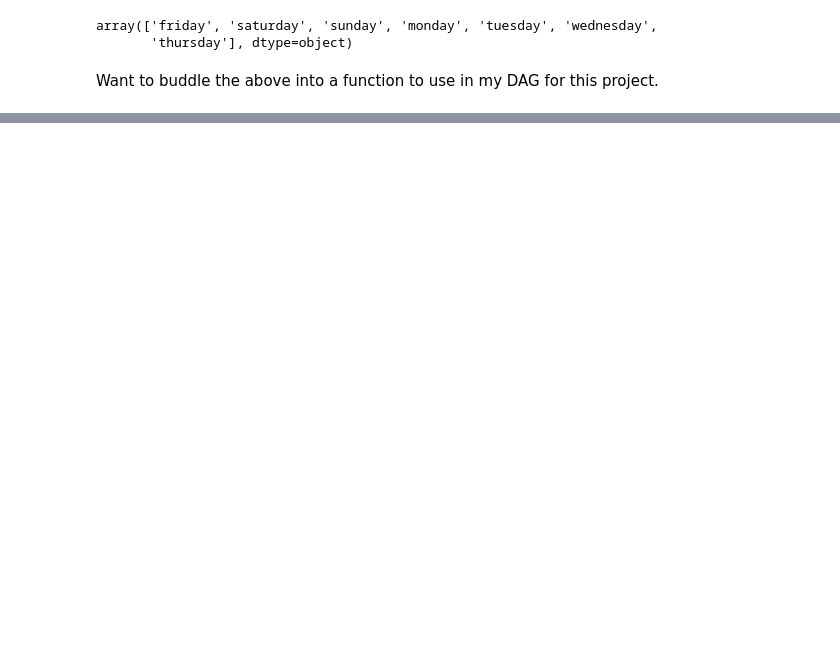
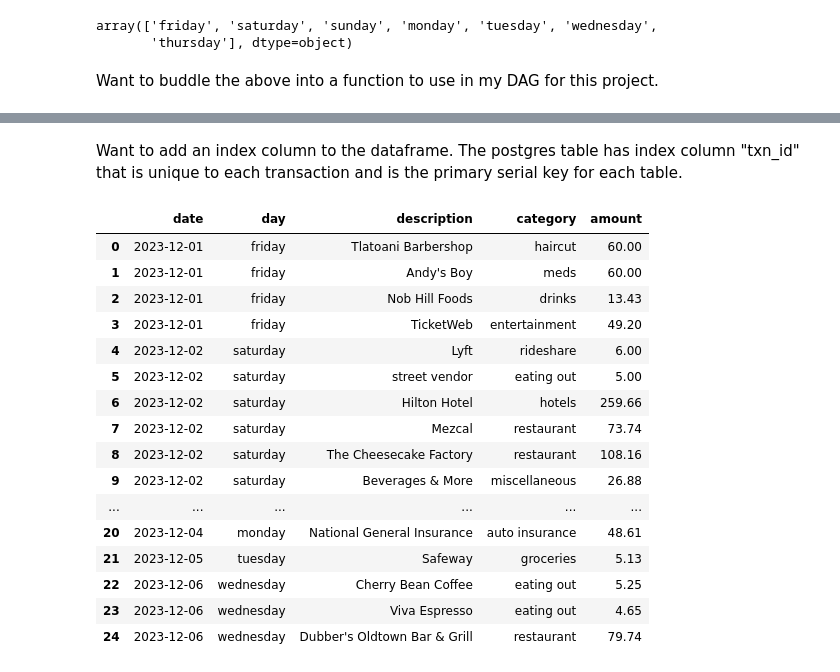
Before and after one commit to bravo-joe/personal-finance-project, a Jupyter notebook: notebooks/prototyping_notebook.ipynb, the cells around one changed output, grey strips where cells are left out. Saved outputs shown, nothing was run; the diff lists cells and outputs as text; code cells hidden in the pictures; blank space fills up the shorter version.

```diff
--- a/notebooks/prototyping_notebook.ipynb
+++ b/notebooks/prototyping_notebook.ipynb
@@ -119,0 +240,22 @@ processed_df
+# %% [markdown]
+Want to add an index column to the dataframe. The postgres table has index column "txn_id" that is unique to each transaction and is the primary serial key for each table.
+# %%
+processed_df.head(25)
+# %% [output]
+|  | date | day | description | category | amount |
+| 0 | 2023-12-01 | friday | Tlatoani Barbershop | haircut | 60.00 |
+| 1 | 2023-12-01 | friday | Andy's Boy | meds | 60.00 |
+| 2 | 2023-12-01 | friday | Nob Hill Foods | drinks | 13.43 |
+| 3 | 2023-12-01 | friday | TicketWeb | entertainment | 49.20 |
+| 4 | 2023-12-02 | saturday | Lyft | rideshare | 6.00 |
+| 5 | 2023-12-02 | saturday | street vendor | eating out | 5.00 |
+| 6 | 2023-12-02 | saturday | Hilton Hotel | hotels | 259.66 |
+| 7 | 2023-12-02 | saturday | Mezcal | restaurant | 73.74 |
+| 8 | 2023-12-02 | saturday | The Cheesecake Factory | restaurant | 108.16 |
+| 9 | 2023-12-02 | saturday | Beverages & More | miscellaneous | 26.88 |
+| ... | ... | ... | ... | ... | ... |
+| 20 | 2023-12-04 | monday | National General Insurance | auto insurance | 48.61 |
+| 21 | 2023-12-05 | tuesday | Safeway | groceries | 5.13 |
+| 22 | 2023-12-06 | wednesday | Cherry Bean Coffee | eating out | 5.25 |
+| 23 | 2023-12-06 | wednesday | Viva Espresso | eating out | 4.65 |
+| 24 | 2023-12-06 | wednesday | Dubber's Oldtown Bar & Grill | restaurant | 79.74 |
```
Also changed, not shown: parts of 24 cells of this notebook.
